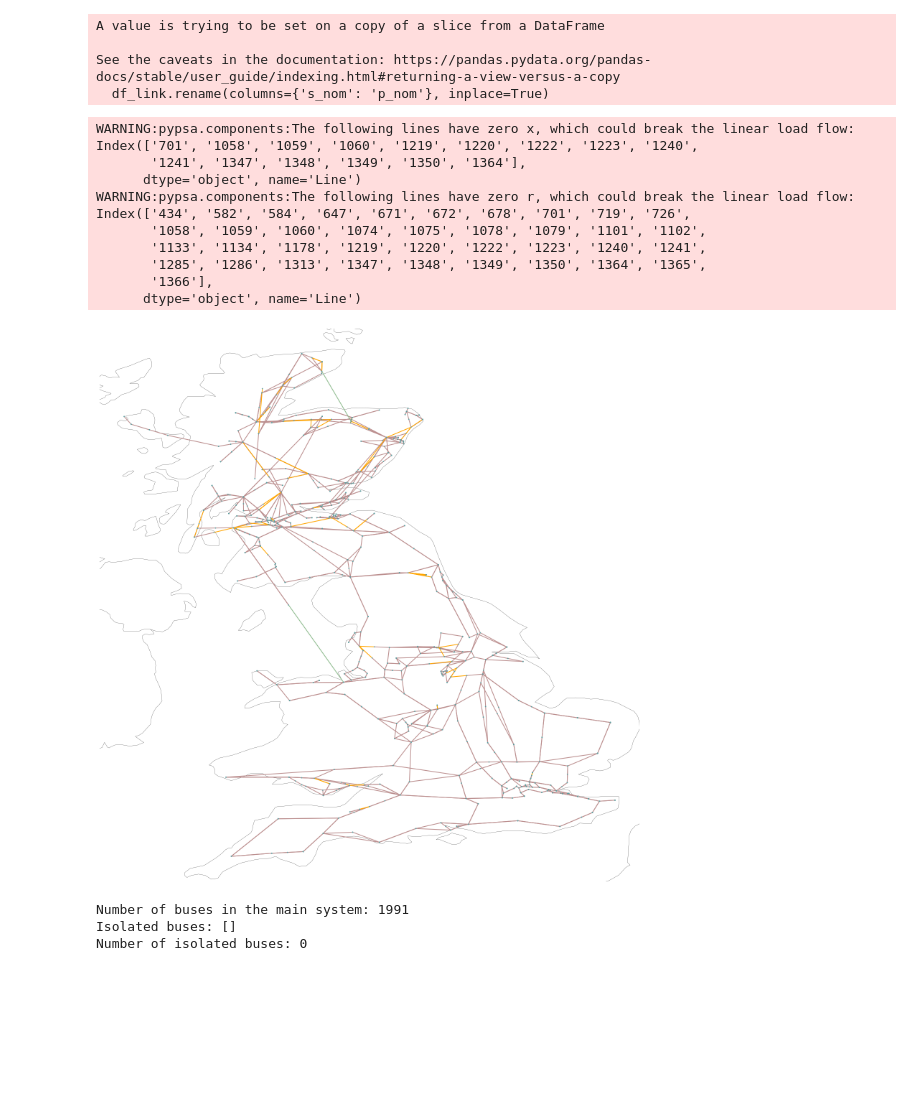
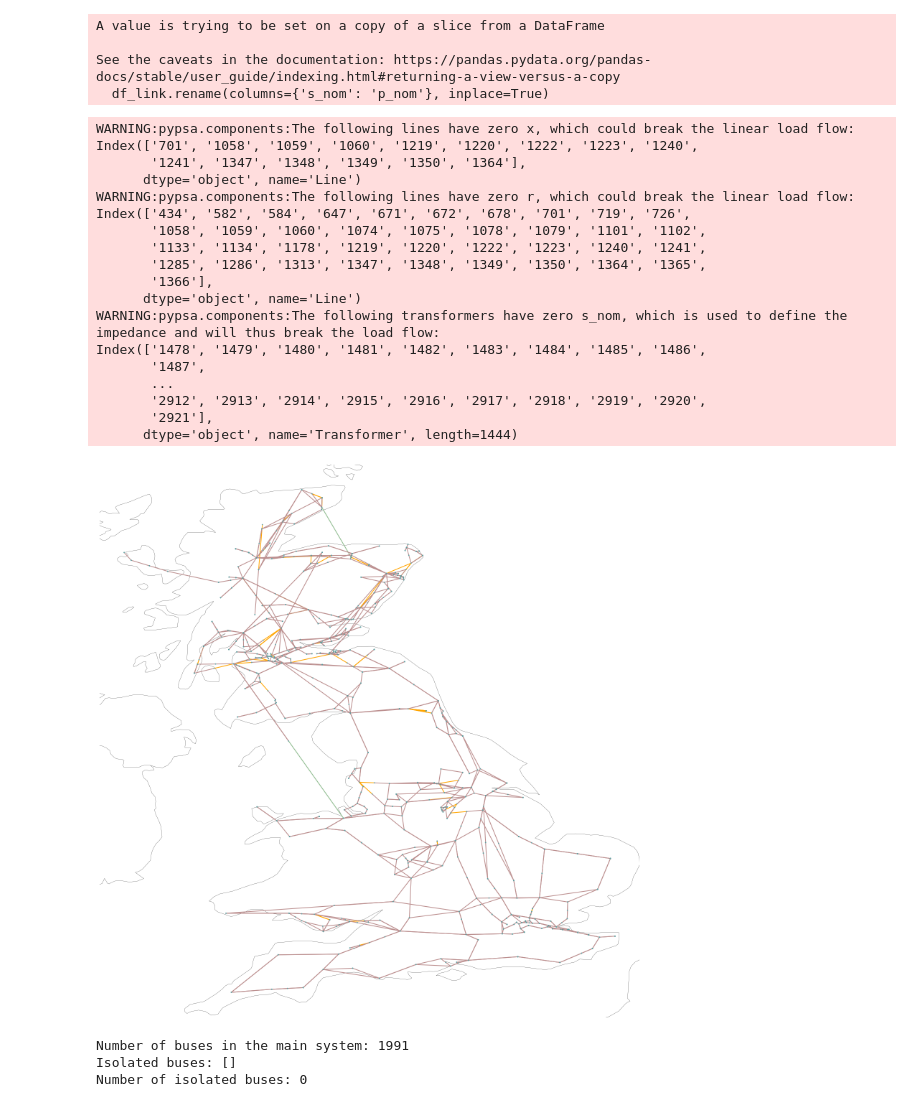
Before and after one commit to LukasFrankenQ/LMP, a Jupyter notebook: notebooks/network_data_analysis.ipynb, the cells around one changed output. Cells and saved outputs as stored; diff of their text form; code cells hidden in the pictures; blank space fills up the shorter version.

```diff
--- a/notebooks/network_data_analysis.ipynb
+++ b/notebooks/network_data_analysis.ipynb
@@ -282,15 +288,15 @@ There are 26 buses with NaN coordinates.
 There are 0 buses with NaN coordinates.
 # %%
 # new network with updated locations of buses
-network = pypsa.Network()
-network.set_snapshots(range(1))
+network2 = pypsa.Network()
+network2.set_snapshots(range(1))
 
-network.import_components_from_dataframe(df_buses, "Bus")
+network2.import_components_from_dataframe(df_buses_with_locs, "Bus")
 
 # filter df with component of line
 df_line = df[df['component'] == 'line']
 df_line.to_csv('lines.csv')
-network.import_components_from_dataframe(df_line, "Line")
+network2.import_components_from_dataframe(df_line, "Line")
 
 # filter df with component of transformer
 df_transformer = df[df['component'] == 'transformer']
@@ -298,15 +304,15 @@ df_transformer = df[df['component'] == 'transformer']
 df_transformer = df_transformer.drop(columns=['s_nom'])
 # change name of Rating (MVA) to s_nom
 df_transformer.rename(columns={'Rating (MVA)': 's_nom'}, inplace=True)
-network.import_components_from_dataframe(df_transformer, "Transformer")
+network2.import_components_from_dataframe(df_transformer, "Transformer")
 
 # filter df with component of link
 df_link = df[df['component'] == 'link']
 # rename s_nom to p_nom
 df_link.rename(columns={'s_nom': 'p_nom'}, inplace=True)
-network.import_components_from_dataframe(df_link, "Link")
+network2.import_components_from_dataframe(df_link, "Link")
 
-# network.import_components_from_dataframe(df_load, "Load")
+# network2.import_components_from_dataframe(df_load, "Load")
 # %% [output]
 A value is trying to be set on a copy of a slice from a DataFrame
 
@@ -315,21 +321,28 @@ See the caveats in the documentation: https://pandas.pydata.org/pandas-docs/stab
 # %%
 plt.rc("figure", figsize=(20, 20))
 # Now you can plot the network
-network.plot(bus_sizes=0.0001)
-network.consistency_check()
+network2.plot(bus_sizes=0.0001)
+network2.consistency_check()
 # %% [output]
 WARNING:pypsa.components:The following lines have zero x, which could break the linear load flow:
 Index(['701', '1058', '1059', '1060', '1219', '1220', '1222', '1223', '1240',
        '1241', '1347', '1348', '1349', '1350', '1364'],
       dtype='object', name='Line')
 WARNING:pypsa.components:The following lines have zero r, which could break the linear load flow:
 Index(['434', '582', '584', '647', '671', '672', '678', '701', '719', '726',
        '1058', '1059', '1060', '1074', '1075', '1078', '1079', '1101', '1102',
        '1133', '1134', '1178', '1219', '1220', '1222', '1223', '1240', '1241',
        '1285', '1286', '1313', '1347', '1348', '1349', '1350', '1364', '1365',
        '1366'],
       dtype='object', name='Line')
+WARNING:pypsa.components:The following transformers have zero s_nom, which is used to define the impedance and will thus break the load flow:
+Index(['1478', '1479', '1480', '1481', '1482', '1483', '1484', '1485', '1486',
+       '1487',
+       ...
+       '2912', '2913', '2914', '2915', '2916', '2917', '2918', '2919', '2920',
+       '2921'],
+      dtype='object', name='Transformer', length=1444)
-[figure, old version]
+[figure, new version]
 # %%
 import pypsa
 import networkx as nx
```
Also changed, not shown: parts of 5 cells of this notebook, 2 other files.
